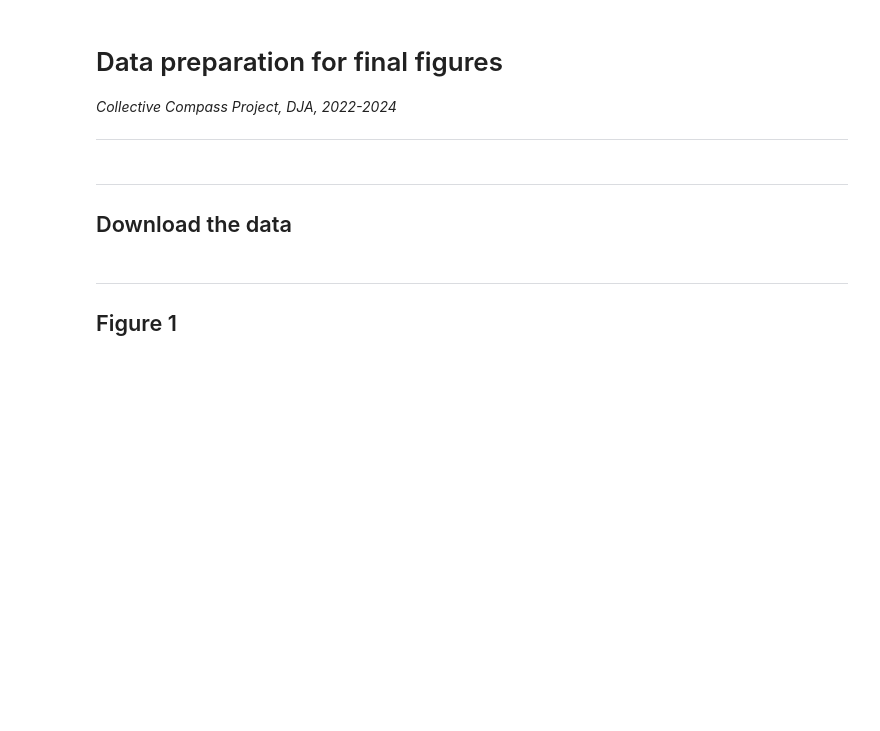
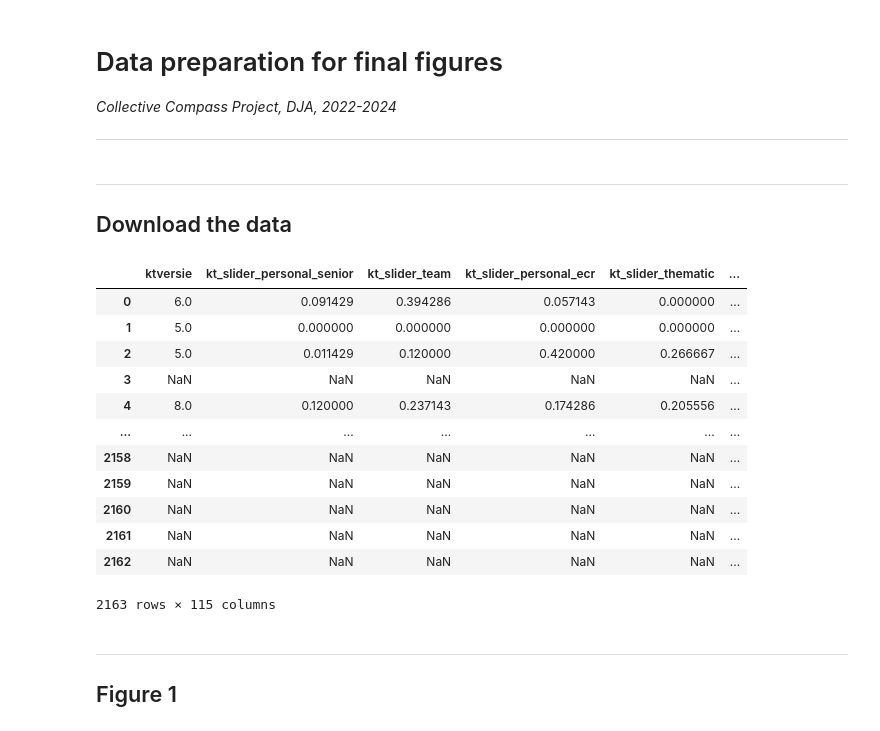
Before and after one commit to DeJongeAkademie/FundingConsultation2022, a Jupyter notebook: python/PVE_final_figures.ipynb, the cells around one changed output. Cells and saved outputs as stored; diff of their text form; code cells hidden in the pictures; blank space fills up the shorter version.

```diff
--- a/python/PVE_final_figures.ipynb
+++ b/python/PVE_final_figures.ipynb
@@ -23,7 +23,21 @@ if response.status_code == 200:
         f.write(response.content)
 # %%
 df = pd.read_csv('../data/dat.csv')
-df_test = df.dropna()
+df
+# %% [output]
+|  | ktversie | kt_slider_personal_senior | kt_slider_team | kt_slider_personal_ecr | kt_slider_thematic | ... |
+| 0 | 6.0 | 0.091429 | 0.394286 | 0.057143 | 0.000000 | ... |
+| 1 | 5.0 | 0.000000 | 0.000000 | 0.000000 | 0.000000 | ... |
+| 2 | 5.0 | 0.011429 | 0.120000 | 0.420000 | 0.266667 | ... |
+| 3 | NaN | NaN | NaN | NaN | NaN | ... |
+| 4 | 8.0 | 0.120000 | 0.237143 | 0.174286 | 0.205556 | ... |
+| ... | ... | ... | ... | ... | ... | ... |
+| 2158 | NaN | NaN | NaN | NaN | NaN | ... |
+| 2159 | NaN | NaN | NaN | NaN | NaN | ... |
+| 2160 | NaN | NaN | NaN | NaN | NaN | ... |
+| 2161 | NaN | NaN | NaN | NaN | NaN | ... |
+| 2162 | NaN | NaN | NaN | NaN | NaN | ... |
+2163 rows × 115 columns
 # %% [markdown]
 ---
 ## Figure 1
```
Also changed, not shown: parts of 9 cells of this notebook.
